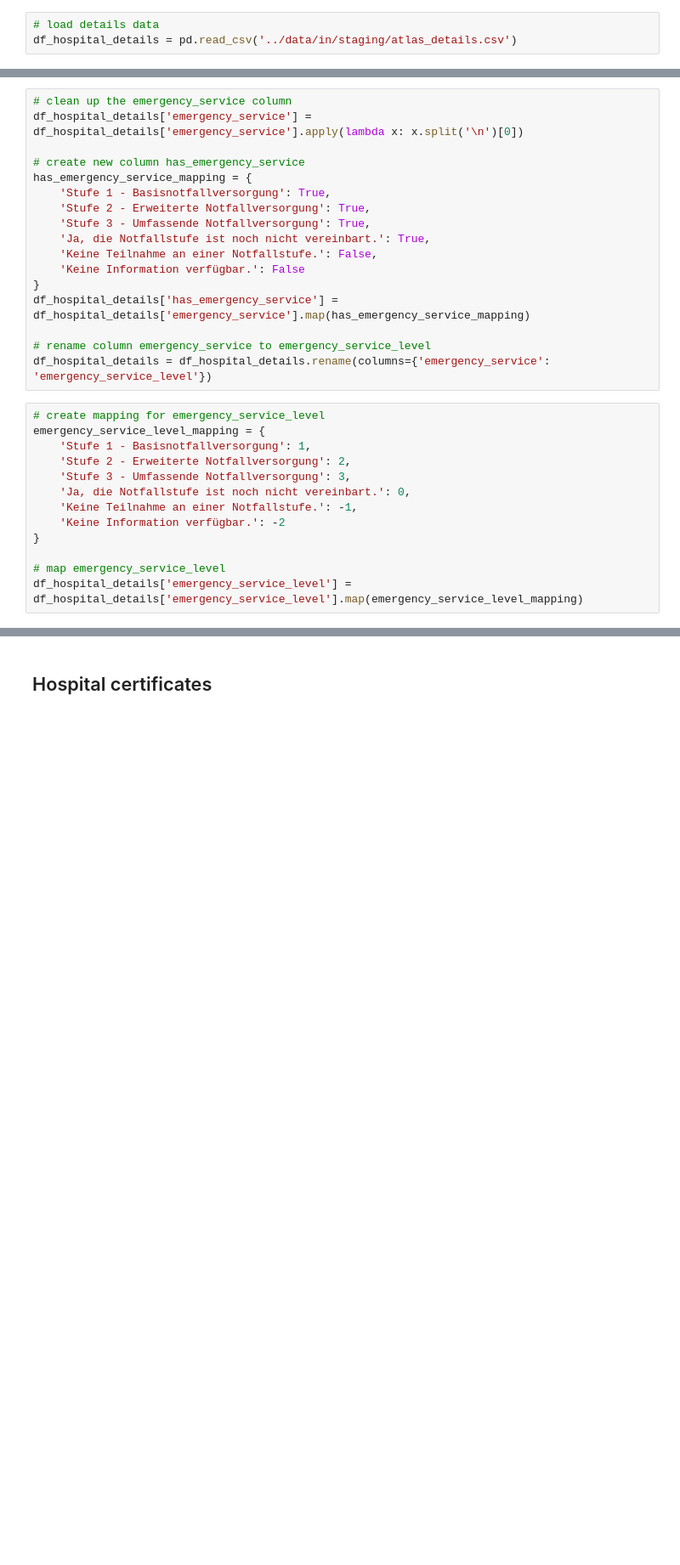
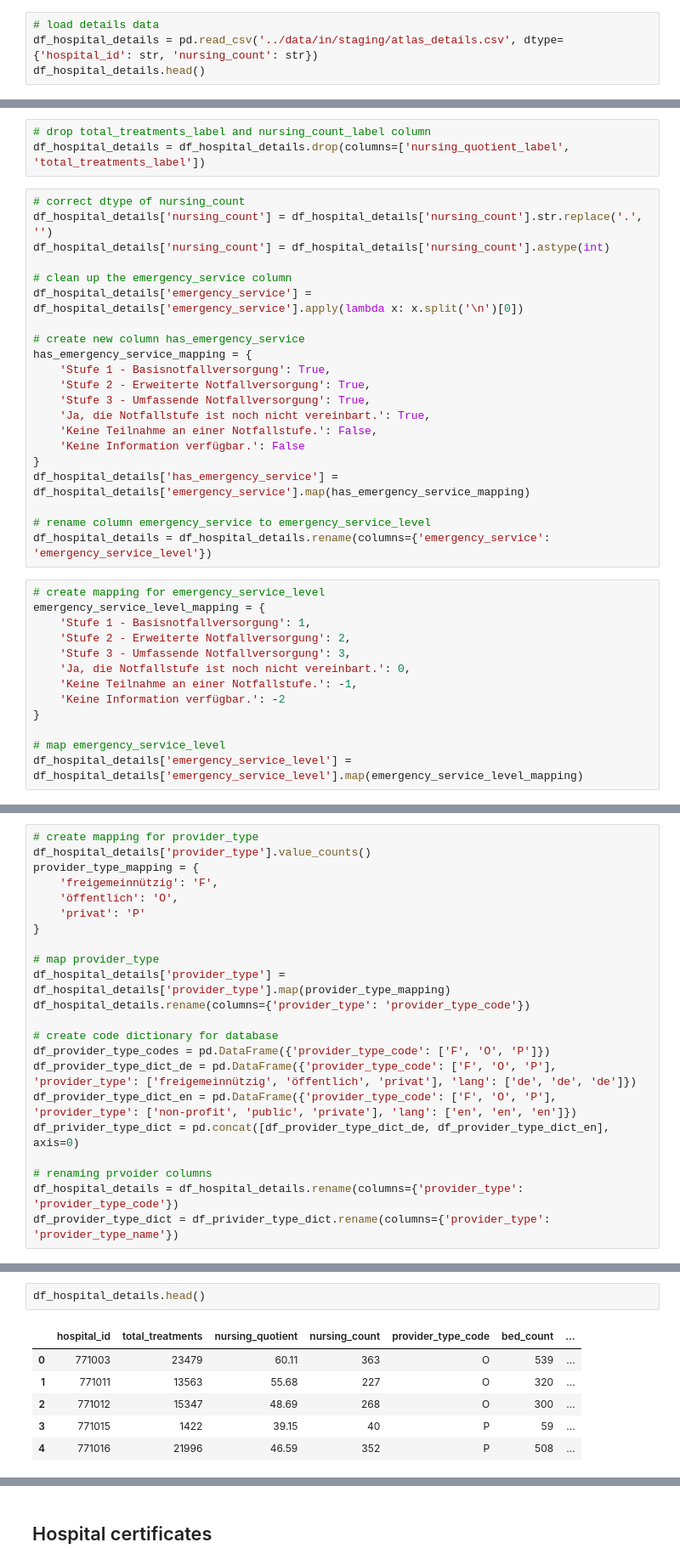
Before and after one commit to tobiasuihlein/hospital_register, a Jupyter notebook: notebooks/prepare_data_for_database.ipynb, the cells around one changed output, grey strips where cells are left out. Shown: that part at 85% size. Cells and saved outputs as stored; diff of their text form; blank space fills up the shorter version.

```diff
--- a/notebooks/prepare_data_for_database.ipynb
+++ b/notebooks/prepare_data_for_database.ipynb
@@ -6,3 +16,4 @@ import numpy as np
 # %%
 # load details data
-df_hospital_details = pd.read_csv('../data/in/staging/atlas_details.csv')
+df_hospital_details = pd.read_csv('../data/in/staging/atlas_details.csv', dtype={'hospital_id': str, 'nursing_count': str})
+df_hospital_details.head()
@@ -9,4 +29,11 @@ df_hospital_details = pd.read_csv('../data/in/staging/atlas_details.csv')
+# %%
+# drop total_treatments_label and nursing_count_label column
+df_hospital_details = df_hospital_details.drop(columns=['nursing_quotient_label', 'total_treatments_label'])
 # %%
+# correct dtype of nursing_count
+df_hospital_details['nursing_count'] = df_hospital_details['nursing_count'].str.replace('.', '')
+df_hospital_details['nursing_count'] = df_hospital_details['nursing_count'].astype(int)
+
 # clean up the emergency_service column
 df_hospital_details['emergency_service'] = df_hospital_details['emergency_service'].apply(lambda x: x.split('\n')[0])
 
@@ -41,0 +66,22 @@ df_hospital_details.to_csv('../data/db_csv/hospital_details.csv', index=False)
+# %%
+# create mapping for provider_type
+df_hospital_details['provider_type'].value_counts()
+provider_type_mapping = {
+    'freigemeinnützig': 'F',
+    'öffentlich': 'O',
+    'privat': 'P'
+}
+
+# map provider_type
+df_hospital_details['provider_type'] = df_hospital_details['provider_type'].map(provider_type_mapping)
+df_hospital_details.rename(columns={'provider_type': 'provider_type_code'})
+
+# create code dictionary for database
+df_provider_type_codes = pd.DataFrame({'provider_type_code': ['F', 'O', 'P']})
+df_provider_type_dict_de = pd.DataFrame({'provider_type_code': ['F', 'O', 'P'], 'provider_type': ['freigemeinnützig', 'öffentlich', 'privat'], 'lang': ['de', 'de', 'de']})
+df_provider_type_dict_en = pd.DataFrame({'provider_type_code': ['F', 'O', 'P'], 'provider_type': ['non-profit', 'public', 'private'], 'lang': ['en', 'en', 'en']})
+df_privider_type_dict = pd.concat([df_provider_type_dict_de, df_provider_type_dict_en], axis=0)
+
+# renaming prvoider columns
+df_hospital_details = df_hospital_details.rename(columns={'provider_type': 'provider_type_code'})
+df_provider_type_dict = df_privider_type_dict.rename(columns={'provider_type': 'provider_type_name'})
@@ -41,0 +97,9 @@ df_hospital_details.to_csv('../data/db_csv/hospital_details.csv', index=False)
+# %%
+df_hospital_details.head()
+# %% [output]
+|  | hospital_id | total_treatments | nursing_quotient | nursing_count | provider_type_code | bed_count | ... |
+| 0 | 771003 | 23479 | 60.11 | 363 | O | 539 | ... |
+| 1 | 771011 | 13563 | 55.68 | 227 | O | 320 | ... |
+| 2 | 771012 | 15347 | 48.69 | 268 | O | 300 | ... |
+| 3 | 771015 | 1422 | 39.15 | 40 | P | 59 | ... |
+| 4 | 771016 | 21996 | 46.59 | 352 | P | 508 | ... |
```
Also changed, not shown: parts of 56 cells of this notebook, 20 other files.
